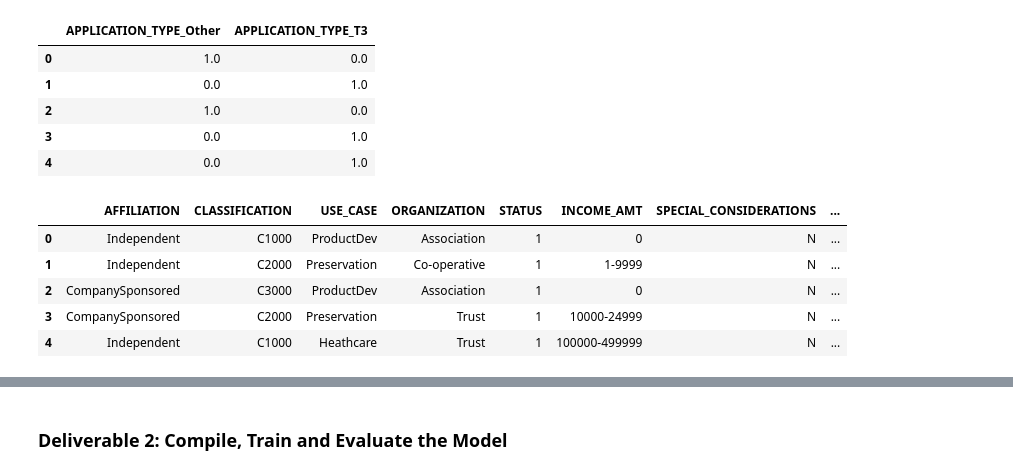
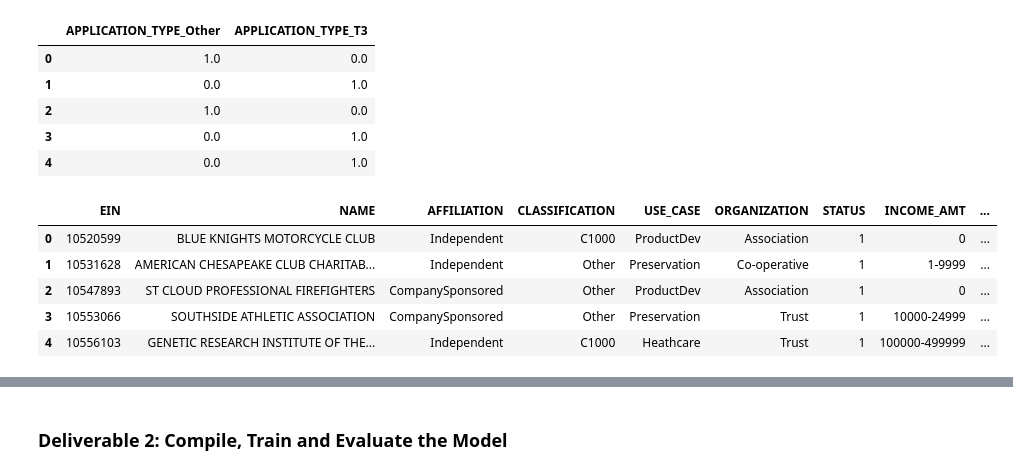
Before and after one commit to yajingran/Neural-Network, a Jupyter notebook: AlphabetSoupCharity.ipynb, the cells around one changed output, grey strips where cells are left out. Saved outputs shown, nothing was run; the diff lists cells and outputs as text; code cells hidden in the pictures.

```diff
--- a/AlphabetSoupCharity.ipynb
+++ b/AlphabetSoupCharity.ipynb
@@ -96,10 +114,10 @@ replace_application = list(APPLICATION_TYPE_counts[APPLICATION_TYPE_counts < 200
 
 # Replace in dataframe
 for app in replace_application:
-    application_df.APPLICATION_TYPE = application_df.APPLICATION_TYPE.replace(app,"Other")
+    charity_df.APPLICATION_TYPE = charity_df.APPLICATION_TYPE.replace(app,"Other")
 
 # Check to make sure binning was successful
-application_df.APPLICATION_TYPE.value_counts()
+charity_df.APPLICATION_TYPE.value_counts()
 # %% [output]
 T3       27037
 Other     7262
@@ -107,8 +125,9 @@ Name: APPLICATION_TYPE, dtype: int64
 # %%
 # Look at CLASSIFICATION value counts for binning
 #  YOUR CODE GOES HERE
-CLASSIFICATION_counts = application_df.CLASSIFICATION.value_counts()
-CLASSIFICATION_counts
+classification_count = charity_df_drop.CLASSIFICATION.value_counts()
+pd.set_option('display.max_rows', 500)
+classification_count.head()
 # %% [output]
 C1000    17326
 C2000     6074
@@ -127,14 +145,14 @@ CLASSIFICATION_counts.plot.density()
 # %%
 # Determine which values to replace if counts are less than ..?
 #  YOUR CODE GOES HERE
-replace_class = list(CLASSIFICATION_counts[CLASSIFICATION_counts < 10000].index)
+replace_class = list(classification_count[classification_count < 10000].index)
 
 # Replace in dataframe
 for cls in replace_class:
-    application_df.CLASSIFICATION = application_df.CLASSIFICATION.replace(cls,"Other")
+    charity_df.CLASSIFICATION = charity_df.CLASSIFICATION.replace(cls,"Other")
 
 # Check to make sure binning was successful
-application_df.CLASSIFICATION.value_counts()
+charity_df.CLASSIFICATION.value_counts()
 # %% [output]
 C1000    17326
 Other    16973
@@ -153,14 +172,13 @@ df_cat
  'INCOME_AMT',
  'SPECIAL_CONSIDERATIONS']
 # %%
-# Create a OneHotEncoder instance
+# Create the OneHotEncoder instance
 enc = OneHotEncoder(sparse=False)
 
-# Fit and transform the OneHotEncoder using the categorical variable list
-#  YOUR CODE GOES HERE
-encode_df = pd.DataFrame(enc.fit_transform(application_df.APPLICATION_TYPE.values.reshape(-1,1)))
+# Fit the encoder and produce encoded DataFrame
+encode_df = pd.DataFrame(enc.fit_transform(charity_df.APPLICATION_TYPE.values.reshape(-1,1)))
 
-# Add the encoded variable names to the dataframe
+# Rename encoded columns
 encode_df.columns = enc.get_feature_names(['APPLICATION_TYPE'])
 encode_df.head()
 # %% [output]
@@ -173,15 +191,15 @@ encode_df.head()
 # %%
 # Merge one-hot encoded features and drop the originals
 #  YOUR CODE GOES HERE
-merge_df = application_df.merge(encode_df,left_index=True,right_index=True).drop("APPLICATION_TYPE", 1)
+merge_df = charity_df.merge(encode_df,left_index=True,right_index=True).drop("APPLICATION_TYPE", 1)
 merge_df.head()
 # %% [output]
-|  | AFFILIATION | CLASSIFICATION | USE_CASE | ORGANIZATION | STATUS | INCOME_AMT | SPECIAL_CONSIDERATIONS | ... |
-| 0 | Independent | C1000 | ProductDev | Association | 1 | 0 | N | ... |
-| 1 | Independent | C2000 | Preservation | Co-operative | 1 | 1-9999 | N | ... |
-| 2 | CompanySponsored | C3000 | ProductDev | Association | 1 | 0 | N | ... |
-| 3 | CompanySponsored | C2000 | Preservation | Trust | 1 | 10000-24999 | N | ... |
-| 4 | Independent | C1000 | Heathcare | Trust | 1 | 100000-499999 | N | ... |
+|  | EIN | NAME | AFFILIATION | CLASSIFICATION | USE_CASE | ORGANIZATION | STATUS | INCOME_AMT | ... |
+| 0 | 10520599 | BLUE KNIGHTS MOTORCYCLE CLUB | Independent | C1000 | ProductDev | Association | 1 | 0 | ... |
+| 1 | 10531628 | AMERICAN CHESAPEAKE CLUB CHARITAB... | Independent | Other | Preservation | Co-operative | 1 | 1-9999 | ... |
+| 2 | 10547893 | ST CLOUD PROFESSIONAL FIREFIGHTERS | CompanySponsored | Other | ProductDev | Association | 1 | 0 | ... |
+| 3 | 10553066 | SOUTHSIDE ATHLETIC ASSOCIATION | CompanySponsored | Other | Preservation | Trust | 1 | 10000-24999 | ... |
+| 4 | 10556103 | GENETIC RESEARCH INSTITUTE OF THE... | Independent | C1000 | Heathcare | Trust | 1 | 100000-499999 | ... |
 # %%
 # Split our preprocessed data into our features and target arrays
 #  YOUR CODE GOES HERE
```
Also changed, not shown: parts of 24 cells of this notebook, 1 other file.
